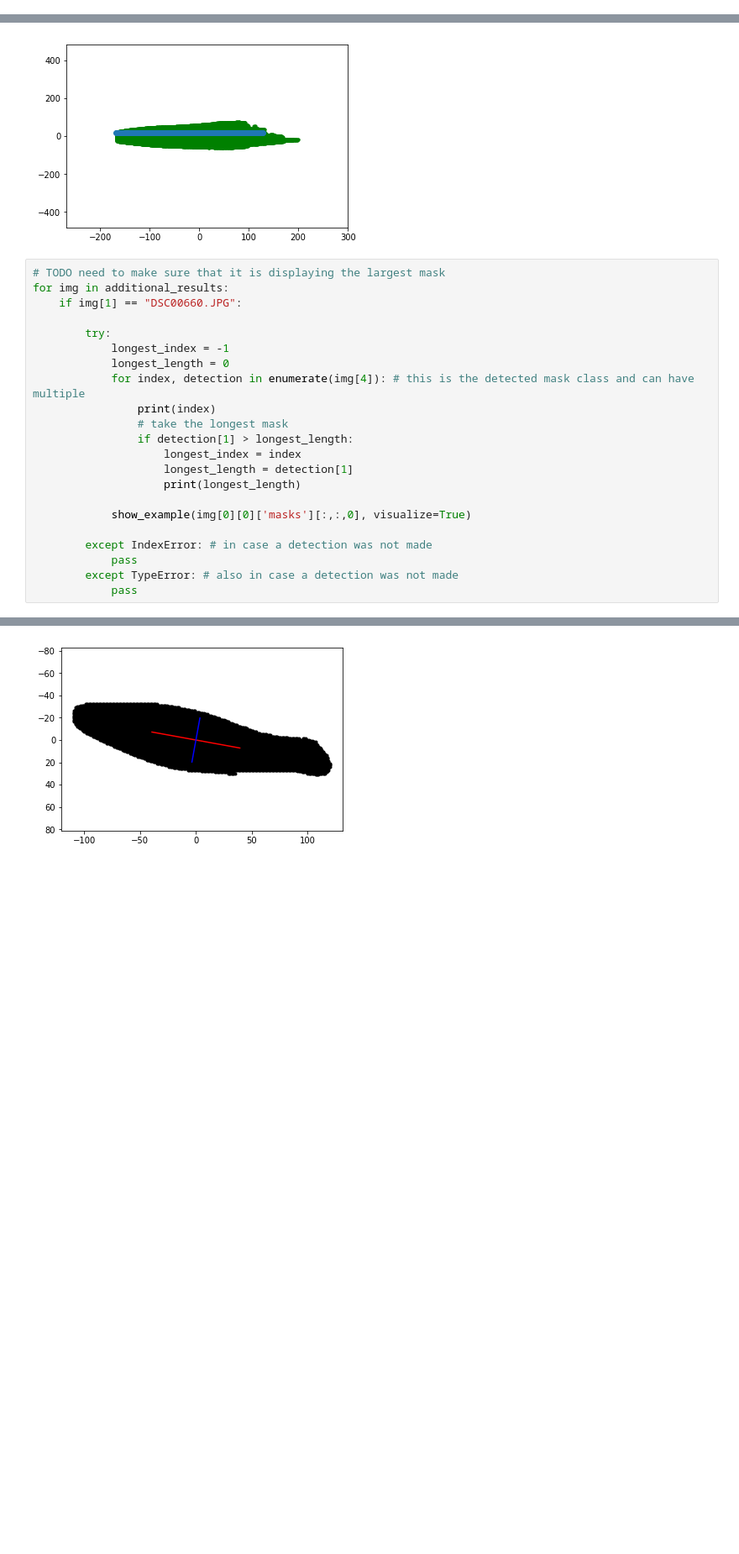
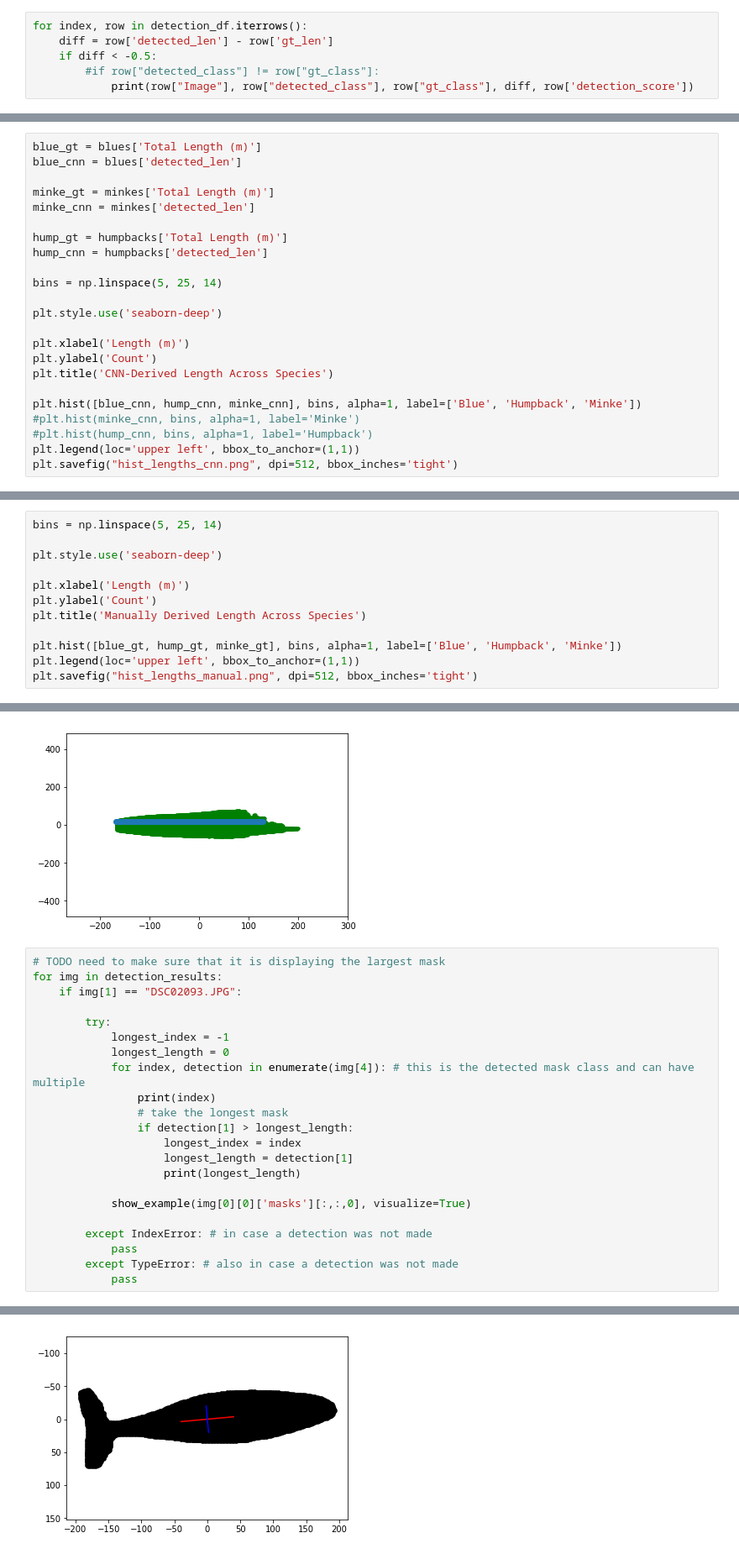
Before and after one commit to patrickcgray/cetacean_photogram, a Jupyter notebook: photogram.ipynb, the cells around one changed output, grey strips where cells are left out. Shown at 84% size. Saved outputs shown, nothing was run; the diff lists cells and outputs as text; blank space fills up the shorter version.

```diff
--- a/photogram.ipynb
+++ b/photogram.ipynb
@@ -550,0 +668,6 @@ True
+# %%
+for index, row in detection_df.iterrows():
+    diff = row['detected_len'] - row['gt_len']
+    if diff < -0.5:
+        #if row["detected_class"] != row["gt_class"]:
+            print(row["Image"], row["detected_class"], row["gt_class"], diff, row['detection_score'])
@@ -661,0 +1069,23 @@ DSC00660.JPG
+# %%
+blue_gt = blues['Total Length (m)']
+blue_cnn = blues['detected_len']
+
+minke_gt = minkes['Total Length (m)']
+minke_cnn = minkes['detected_len']
+
+hump_gt = humpbacks['Total Length (m)']
+hump_cnn = humpbacks['detected_len']
+
+bins = np.linspace(5, 25, 14)
+
+plt.style.use('seaborn-deep')
+
+plt.xlabel('Length (m)')
+plt.ylabel('Count')
+plt.title('CNN-Derived Length Across Species')
+
+plt.hist([blue_cnn, hump_cnn, minke_cnn], bins, alpha=1, label=['Blue', 'Humpback', 'Minke'])
+#plt.hist(minke_cnn, bins, alpha=1, label='Minke')
+#plt.hist(hump_cnn, bins, alpha=1, label='Humpback')
+plt.legend(loc='upper left', bbox_to_anchor=(1,1))
+plt.savefig("hist_lengths_cnn.png", dpi=512, bbox_inches='tight')
@@ -661,0 +1094,12 @@ DSC00660.JPG
+# %%
+bins = np.linspace(5, 25, 14)
+
+plt.style.use('seaborn-deep')
+
+plt.xlabel('Length (m)')
+plt.ylabel('Count')
+plt.title('Manually Derived Length Across Species')
+
+plt.hist([blue_gt, hump_gt, minke_gt], bins, alpha=1, label=['Blue', 'Humpback', 'Minke'])
+plt.legend(loc='upper left', bbox_to_anchor=(1,1))
+plt.savefig("hist_lengths_manual.png", dpi=512, bbox_inches='tight')
@@ -725,8 +1192,8 @@ longest index:  0
 [figure]
 # %%
 # TODO need to make sure that it is displaying the largest mask
-for img in additional_results:
-    if img[1] == "DSC00660.JPG":
+for img in detection_results:
+    if img[1] == "DSC02093.JPG":
 
         try:
             longest_index = -1
@@ -751 +1218 @@ for img in additional_results:
-[figure, old version]
+[figure, new version]
```
Also changed, not shown: parts of 71 cells of this notebook, 2 other files.
